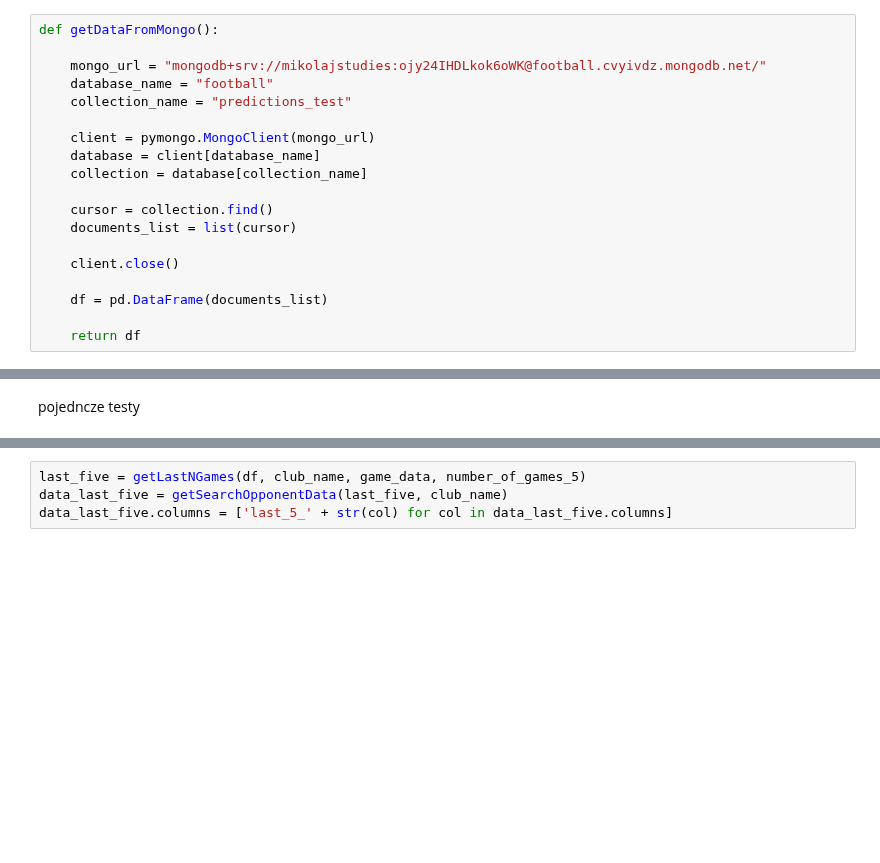
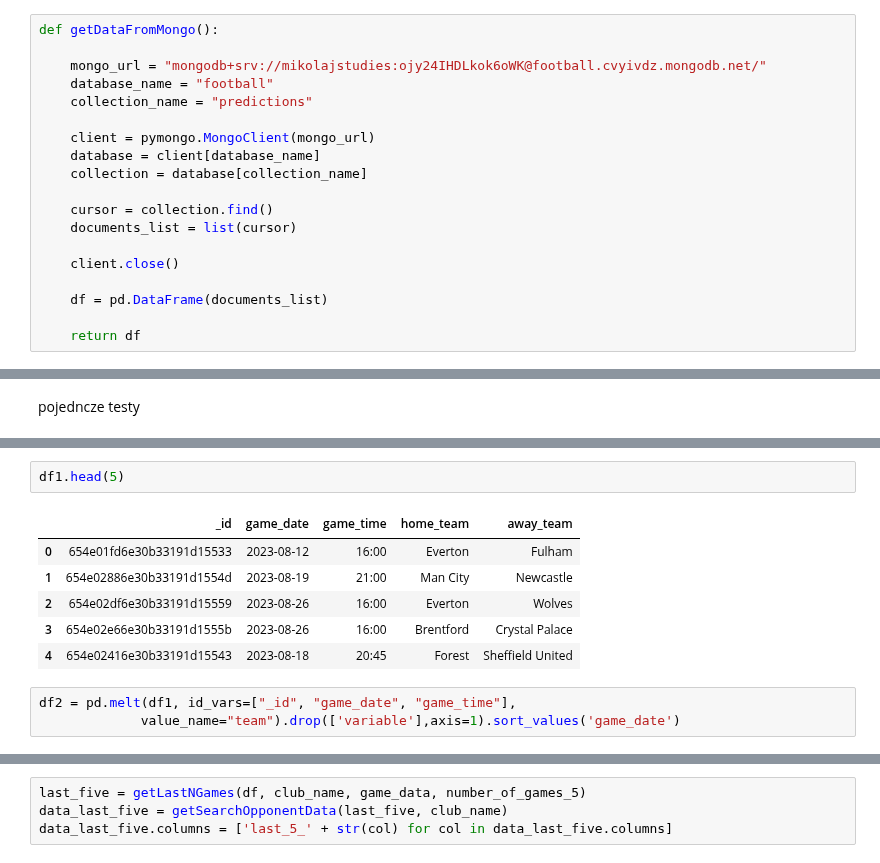
Before and after one commit to MikoPat/Football-match-results-predictions, a Jupyter notebook: Poc/network.ipynb, the cells around one changed output, grey strips where cells are left out. Drawn from its saved outputs; the diff is of its cells as text; blank space fills up the shorter version.

```diff
--- a/Poc/network.ipynb
+++ b/Poc/network.ipynb
@@ -8,7 +8,7 @@ def getDataFromMongo():
 
     mongo_url = "mongodb+srv://mikolajstudies:ojy24IHDLkok6oWK@football.cvyivdz.mongodb.net/"
     database_name = "football"
-    collection_name = "predictions_test"
+    collection_name = "predictions"
 
     client = pymongo.MongoClient(mongo_url)
     database = client[database_name]
@@ -238,0 +337,12 @@ df['away_team'] = df['away_team'].apply(get_replacement)
+# %%
+df1.head(5)
+# %% [output]
+|  | _id | game_date | game_time | home_team | away_team |
+| 0 | 654e01fd6e30b33191d15533 | 2023-08-12 | 16:00 | Everton | Fulham |
+| 1 | 654e02886e30b33191d1554d | 2023-08-19 | 21:00 | Man City | Newcastle |
+| 2 | 654e02df6e30b33191d15559 | 2023-08-26 | 16:00 | Everton | Wolves |
+| 3 | 654e02e66e30b33191d1555b | 2023-08-26 | 16:00 | Brentford | Crystal Palace |
+| 4 | 654e02416e30b33191d15543 | 2023-08-18 | 20:45 | Forest | Sheffield United |
+# %%
+df2 = pd.melt(df1, id_vars=["_id", "game_date", "game_time"],
+             value_name="team").drop(['variable'],axis=1).sort_values('game_date')
```
Also changed, not shown: parts of 15 cells of this notebook, 4 other files.
